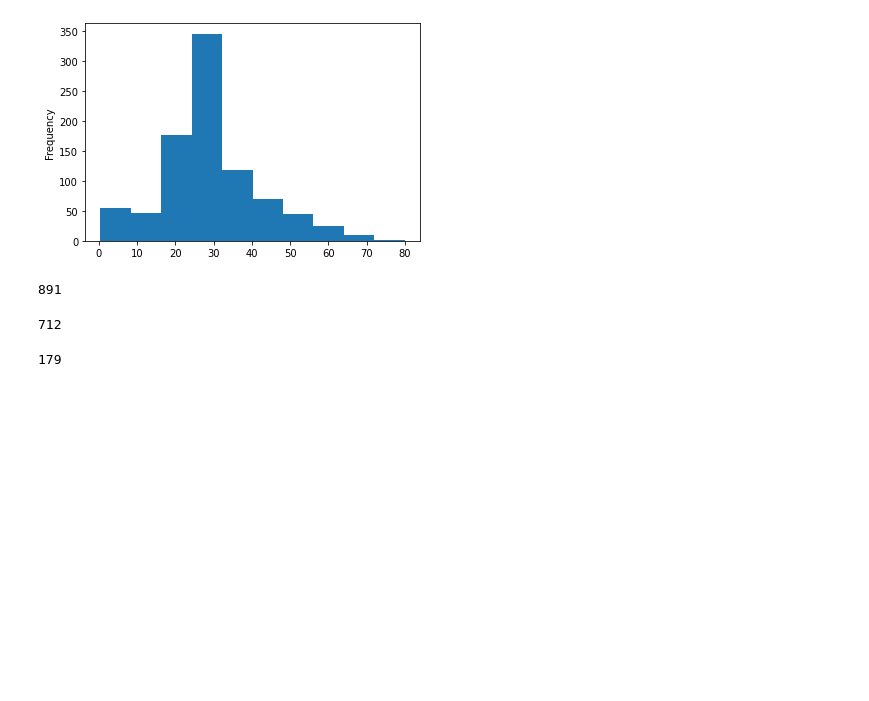
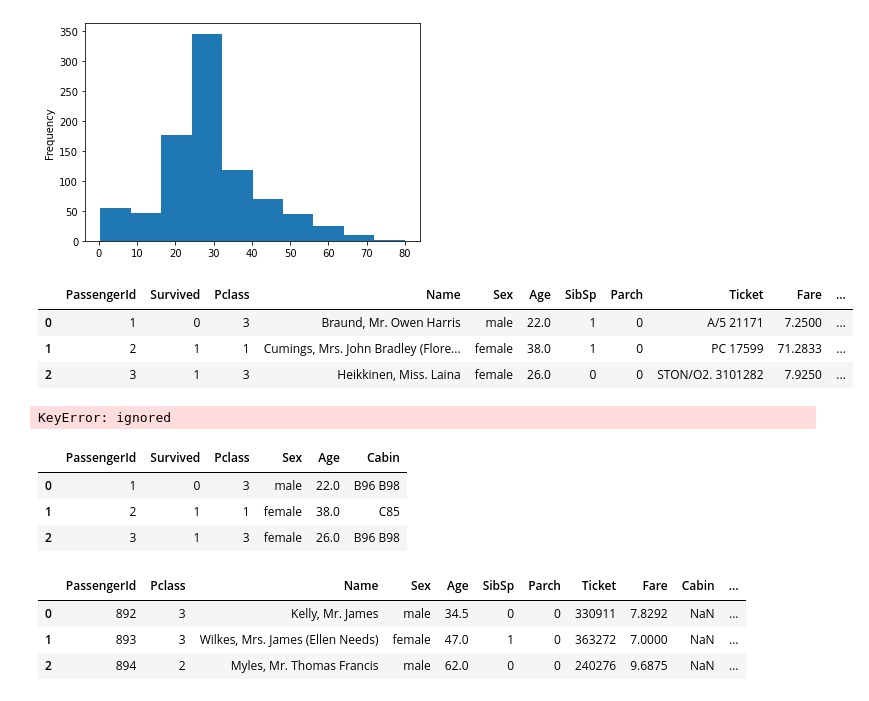
Before and after one commit to pranzalkhadka/Titanic_ML, a Jupyter notebook: Titanic_ML.ipynb, the cells around one changed output. Cells and saved outputs as stored; diff of their text form; code cells hidden in the pictures; blank space fills up the shorter version.

```diff
--- a/Titanic_ML.ipynb
+++ b/Titanic_ML.ipynb
@@ -177,12 +173,26 @@ test_size = total_size- train_size
-# %%
-total_size
-# %% [output]
-891
-# %%
-train_size
-# %% [output]
-712
-# %%
-test_size
-# %% [output]
-179
+# %%
+dataframe.head(3)
+# %% [output]
+|  | PassengerId | Survived | Pclass | Name | Sex | Age | SibSp | Parch | Ticket | Fare | ... |
+| 0 | 1 | 0 | 3 | Braund, Mr. Owen Harris | male | 22.0 | 1 | 0 | A/5 21171 | 7.2500 | ... |
+| 1 | 2 | 1 | 1 | Cumings, Mrs. John Bradley (Flore... | female | 38.0 | 1 | 0 | PC 17599 | 71.2833 | ... |
+| 2 | 3 | 1 | 3 | Heikkinen, Miss. Laina | female | 26.0 | 0 | 0 | STON/O2. 3101282 | 7.9250 | ... |
+# %%
+dataframe = dataframe.drop(['Name','SibSp','Parch','Ticket','Fare','Embarked'],axis = 1)
+# %% [output]
+KeyError: ignored
+# %%
+dataframe.head(3)
+# %% [output]
+|  | PassengerId | Survived | Pclass | Sex | Age | Cabin |
+| 0 | 1 | 0 | 3 | male | 22.0 | B96 B98 |
+| 1 | 2 | 1 | 1 | female | 38.0 | C85 |
+| 2 | 3 | 1 | 3 | female | 26.0 | B96 B98 |
+# %%
+test = pd.read_csv('test.csv')
+test.head(3)
+# %% [output]
+|  | PassengerId | Pclass | Name | Sex | Age | SibSp | Parch | Ticket | Fare | Cabin | ... |
+| 0 | 892 | 3 | Kelly, Mr. James | male | 34.5 | 0 | 0 | 330911 | 7.8292 | NaN | ... |
+| 1 | 893 | 3 | Wilkes, Mrs. James (Ellen Needs) | female | 47.0 | 1 | 0 | 363272 | 7.0000 | NaN | ... |
+| 2 | 894 | 2 | Myles, Mr. Thomas Francis | male | 62.0 | 0 | 0 | 240276 | 9.6875 | NaN | ... |
```
Also changed, not shown: parts of 29 cells of this notebook.
